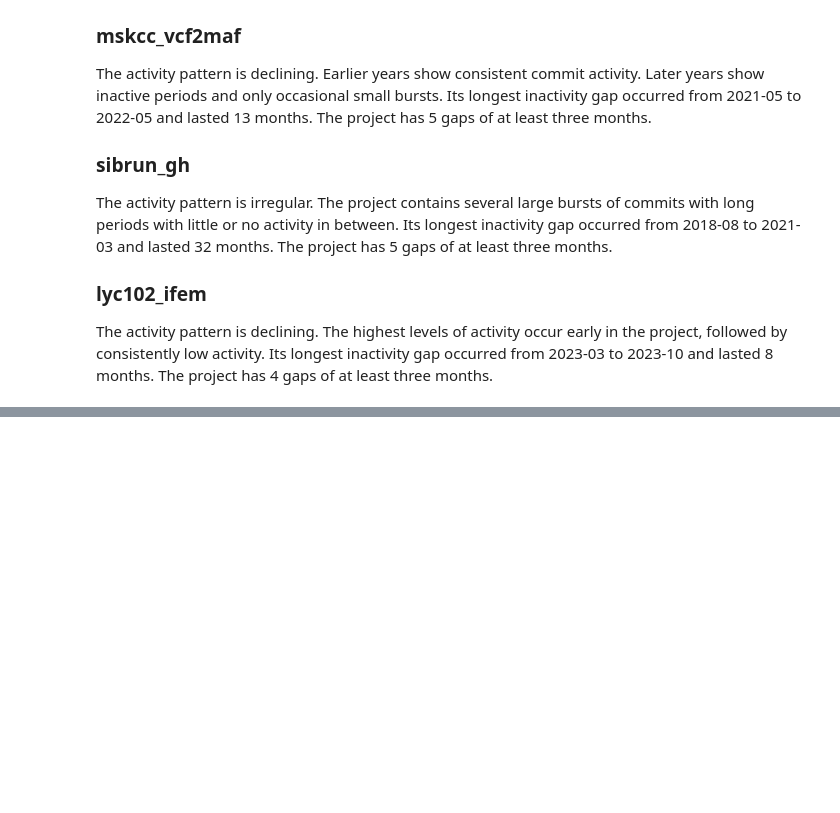
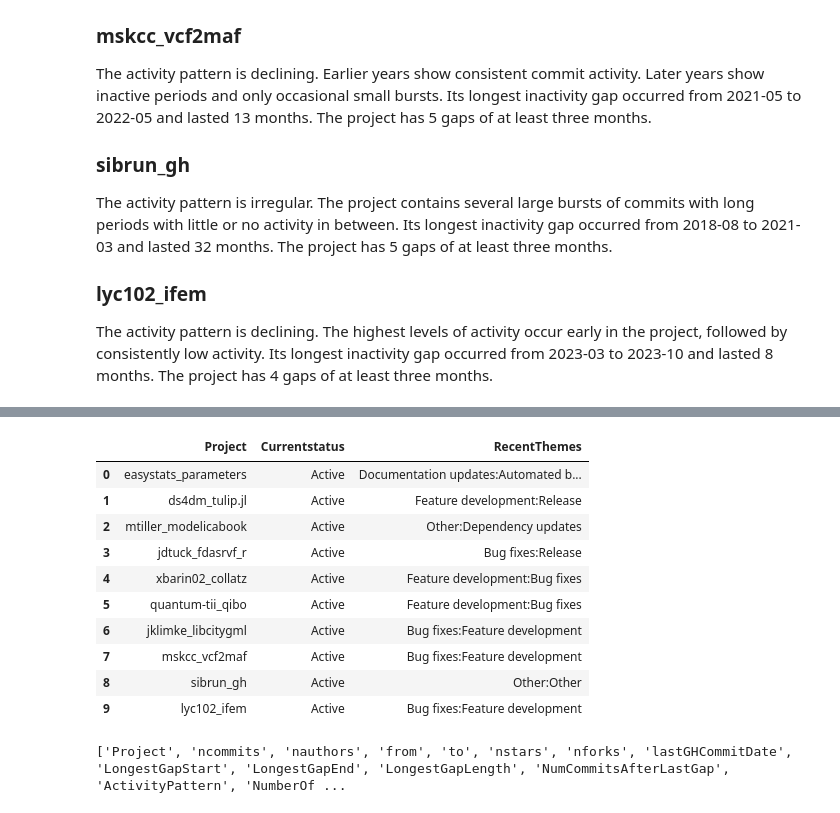
Before and after one commit to ScottyMurphy/MiniProject2, a Jupyter notebook: smurph61_Vis.ipynb, the cells around one changed output, grey strips where cells are left out. Cells and saved outputs as stored; diff of their text form; code cells hidden in the pictures; blank space fills up the shorter version.

```diff
--- a/smurph61_Vis.ipynb
+++ b/smurph61_Vis.ipynb
@@ -246,0 +656,2 @@ The activity pattern is declining. The highest levels of activity occur early in
+# %%
+stats_df["Currentstatus"] = "Active"
@@ -246,0 +713,28 @@ The activity pattern is declining. The highest levels of activity occur early in
+# %%
+recent_themes = {
+    "easystats_parameters": "Documentation updates:Automated bot contributions",
+
+    "ds4dm_tulip.jl": "Feature development:Release",
+
+    "mtiller_modelicabook": "Other:Dependency updates",
+
+    "jdtuck_fdasrvf_r": "Bug fixes:Release",
+
+    "xbarin02_collatz": "Feature development:Bug fixes",
+
+    "quantum-tii_qibo": "Feature development:Bug fixes",
+
+    "jklimke_libcitygml": "Bug fixes:Feature development",
+
+    "mskcc_vcf2maf": "Bug fixes:Feature development",
+
+    "sibrun_gh": "Other:Other",
+
+    "lyc102_ifem": "Bug fixes:Feature development"
+}
+# %%
+stats_df["RecentThemes"] = ""
+
+for i, row in stats_df.iterrows():
+    prj = row["Project"]
+    stats_df.loc[i, "RecentThemes"] = recent_themes[prj]
@@ -246,0 +746,16 @@ The activity pattern is declining. The highest levels of activity occur early in
+# %%
+stats_df[
+    ["Project", "Currentstatus", "RecentThemes"]
+]
+# %% [output]
+|  | Project | Currentstatus | RecentThemes |
+| 0 | easystats_parameters | Active | Documentation updates:Automated b... |
+| 1 | ds4dm_tulip.jl | Active | Feature development:Release |
+| 2 | mtiller_modelicabook | Active | Other:Dependency updates |
+| 3 | jdtuck_fdasrvf_r | Active | Bug fixes:Release |
+| 4 | xbarin02_collatz | Active | Feature development:Bug fixes |
+| 5 | quantum-tii_qibo | Active | Feature development:Bug fixes |
+| 6 | jklimke_libcitygml | Active | Bug fixes:Feature development |
+| 7 | mskcc_vcf2maf | Active | Bug fixes:Feature development |
+| 8 | sibrun_gh | Active | Other:Other |
+| 9 | lyc102_ifem | Active | Bug fixes:Feature development |
@@ -246,0 +802,4 @@ The activity pattern is declining. The highest levels of activity occur early in
+# %%
+print(stats_df.columns.tolist())
+# %% [output]
+['Project', 'ncommits', 'nauthors', 'from', 'to', 'nstars', 'nforks', 'lastGHCommitDate', 'LongestGapStart', 'LongestGapEnd', 'LongestGapLength', 'NumCommitsAfterLastGap', 'ActivityPattern', 'NumberOf ...
```
Also changed, not shown: parts of 20 cells of this notebook, 38 other files.
